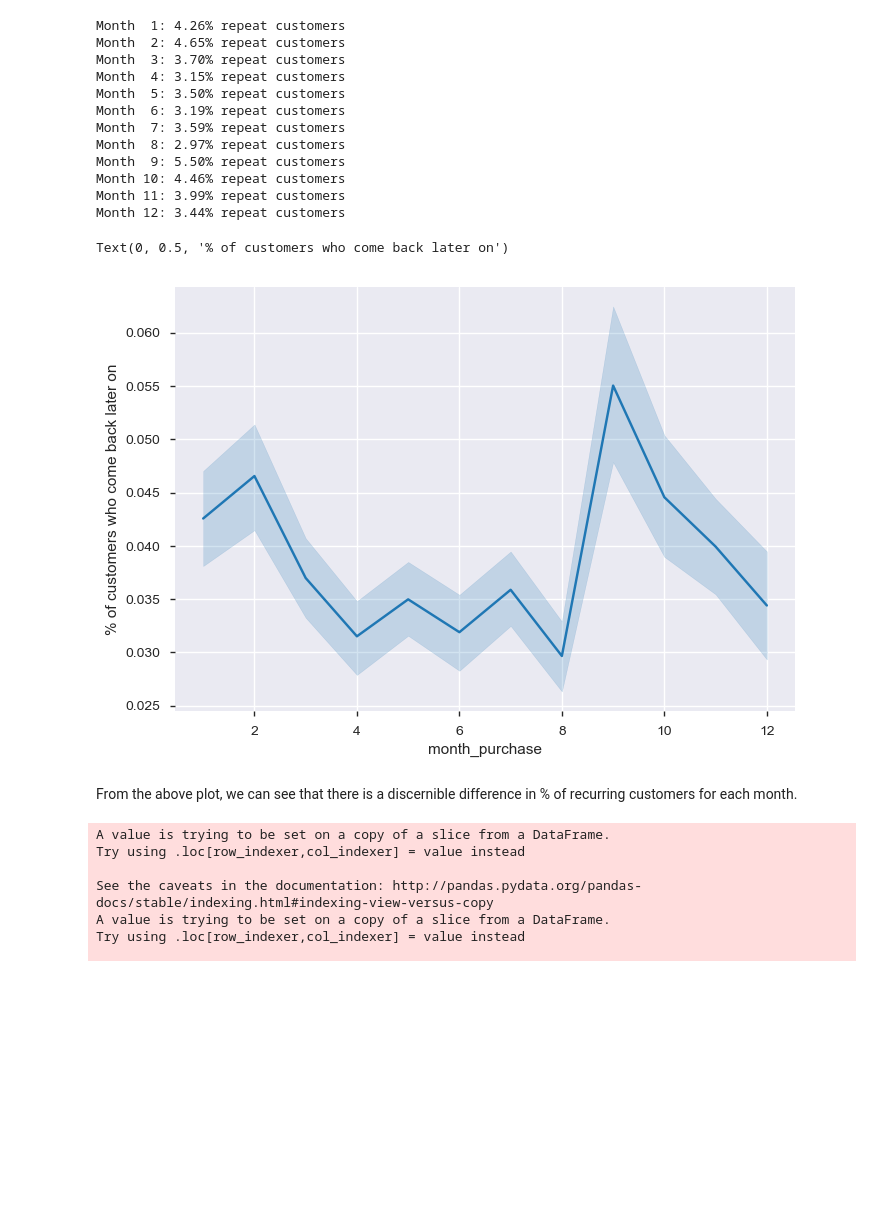
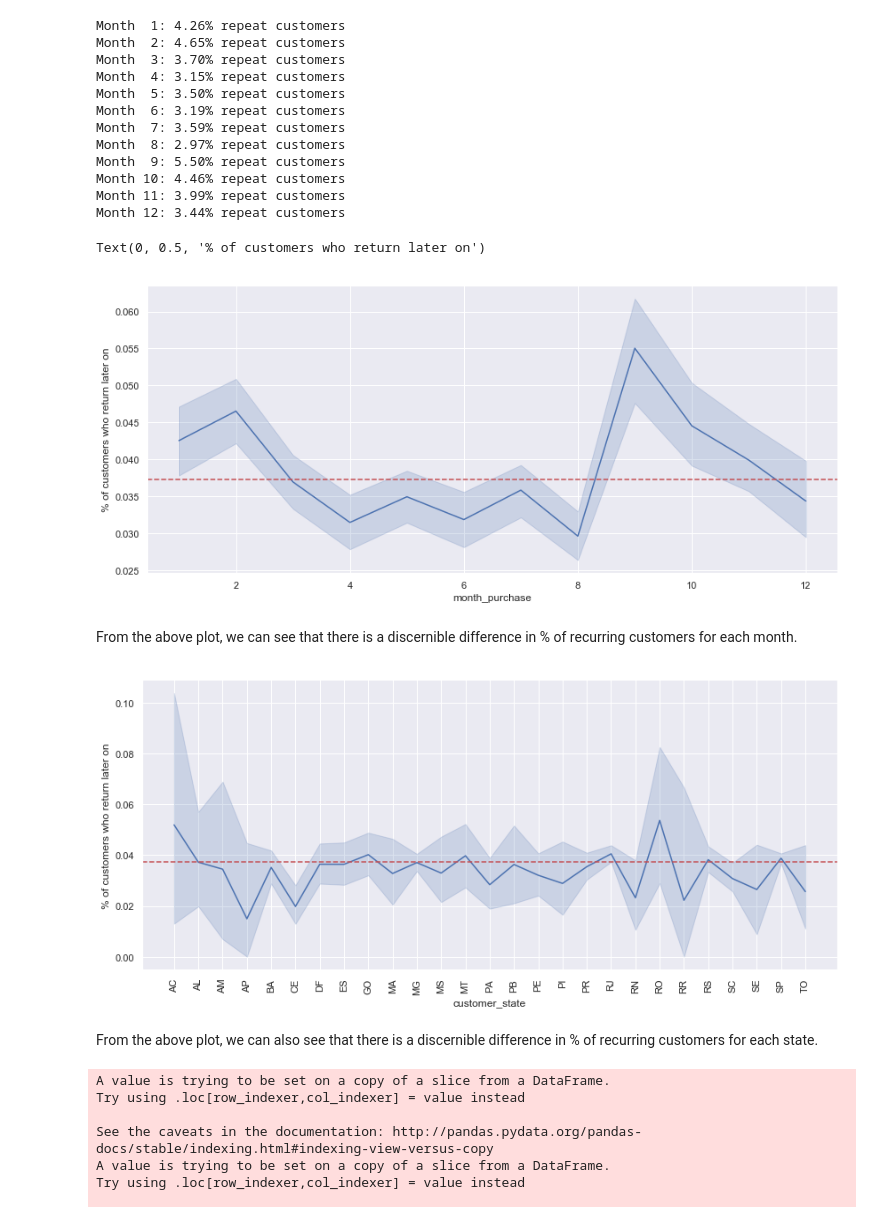
Before and after one commit to leeyenter/bt4211-project, a Jupyter notebook: Purchase Prediction - YT.ipynb, the cells around one changed output. Saved outputs shown, nothing was run; the diff lists cells and outputs as text; code cells hidden in the pictures; blank space fills up the shorter version.

Commit message:
WIP: Customer segmentation

```diff
--- a/Purchase Prediction - YT.ipynb
+++ b/Purchase Prediction - YT.ipynb
@@ -247,12 +249,22 @@ Month 11: 3.99% repeat customers
 Month 12: 3.44% repeat customers
 # %%
 sns.lineplot(orders_filtered.month_purchase, orders_filtered.max_num_orders > 1)
-plt.ylabel("% of customers who come back later on")
+plt.axhline(y = (orders_filtered.max_num_orders > 1).sum() / orders_filtered.shape[0], color = 'r', linestyle='--')
+plt.ylabel("% of customers who return later on")
 # %% [output]
-Text(0, 0.5, '% of customers who come back later on')
+Text(0, 0.5, '% of customers who return later on')
-[figure, old version]
+[figure, new version]
 # %% [markdown]
 From the above plot, we can see that there is a discernible difference in % of recurring customers for each month.
+# %%
+sns.lineplot(orders_filtered.customer_state, orders_filtered.max_num_orders > 1)
+plt.axhline(y = (orders_filtered.max_num_orders > 1).sum() / orders_filtered.shape[0], color = 'r', linestyle='--')
+plt.ylabel("% of customers who return later on")
+_ = plt.xticks(rotation=90)
+# %% [output]
+[figure, added]
+# %% [markdown]
+From the above plot, we can also see that there is a discernible difference in % of recurring customers for each state.
 # %%
 # remove population (high correlation), size, gdp_per_capita, seller_id_nunique, avg_review (high p-value)
 
```
Also changed, not shown: parts of 26 cells of this notebook.
